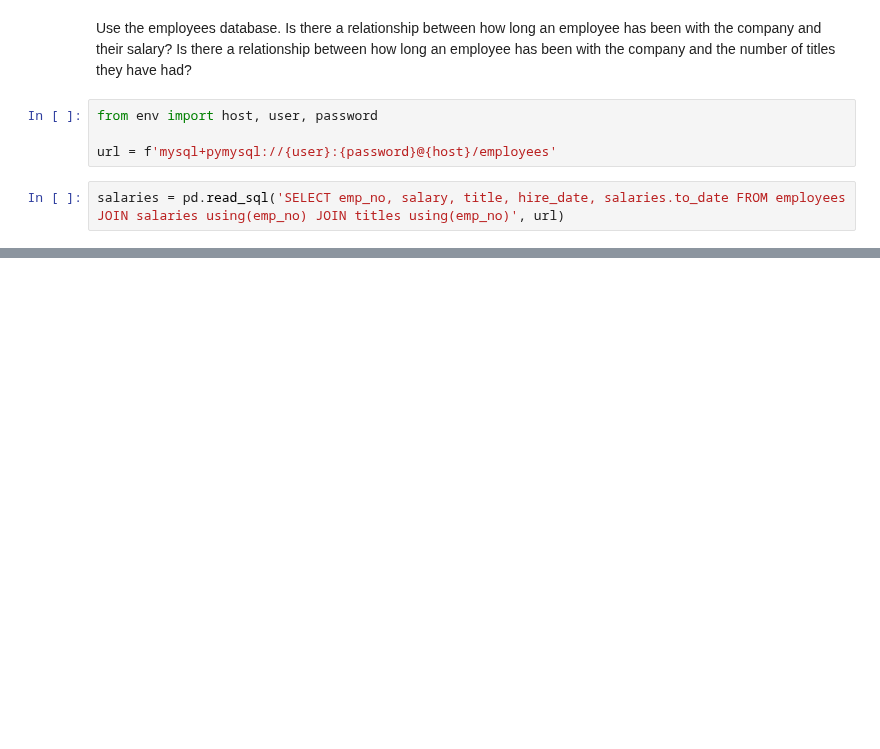
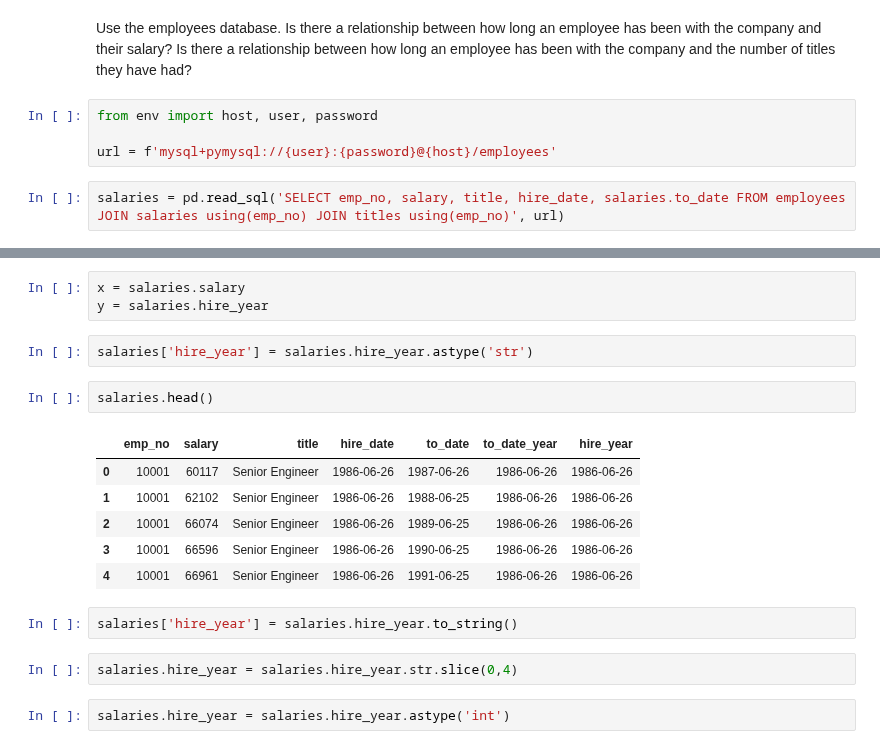
Before and after one commit to matt-c-knight/statistics-exercises, a Jupyter notebook: statistics-exercises/hypothesis_testing.ipynb, the cells around one changed output, grey strips where cells are left out. Cells and saved outputs as stored; diff of their text form; blank space fills up the shorter version.

```diff
--- a/statistics-exercises/hypothesis_testing.ipynb
+++ b/statistics-exercises/hypothesis_testing.ipynb
@@ -228,0 +431,20 @@ salaries.plot.scatter(y='salary',x='hire_date')
+# %%
+x = salaries.salary
+y = salaries.hire_year
+# %%
+salaries['hire_year'] = salaries.hire_year.astype('str')
+# %%
+salaries.head()
+# %% [output]
+|  | emp_no | salary | title | hire_date | to_date | to_date_year | hire_year |
+| 0 | 10001 | 60117 | Senior Engineer | 1986-06-26 | 1987-06-26 | 1986-06-26 | 1986-06-26 |
+| 1 | 10001 | 62102 | Senior Engineer | 1986-06-26 | 1988-06-25 | 1986-06-26 | 1986-06-26 |
+| 2 | 10001 | 66074 | Senior Engineer | 1986-06-26 | 1989-06-25 | 1986-06-26 | 1986-06-26 |
+| 3 | 10001 | 66596 | Senior Engineer | 1986-06-26 | 1990-06-25 | 1986-06-26 | 1986-06-26 |
+| 4 | 10001 | 66961 | Senior Engineer | 1986-06-26 | 1991-06-25 | 1986-06-26 | 1986-06-26 |
+# %%
+salaries['hire_year'] = salaries.hire_year.to_string()
+# %%
+salaries.hire_year = salaries.hire_year.str.slice(0,4)
+# %%
+salaries.hire_year = salaries.hire_year.astype('int')
```
Also changed, not shown: parts of 54 cells of this notebook.
